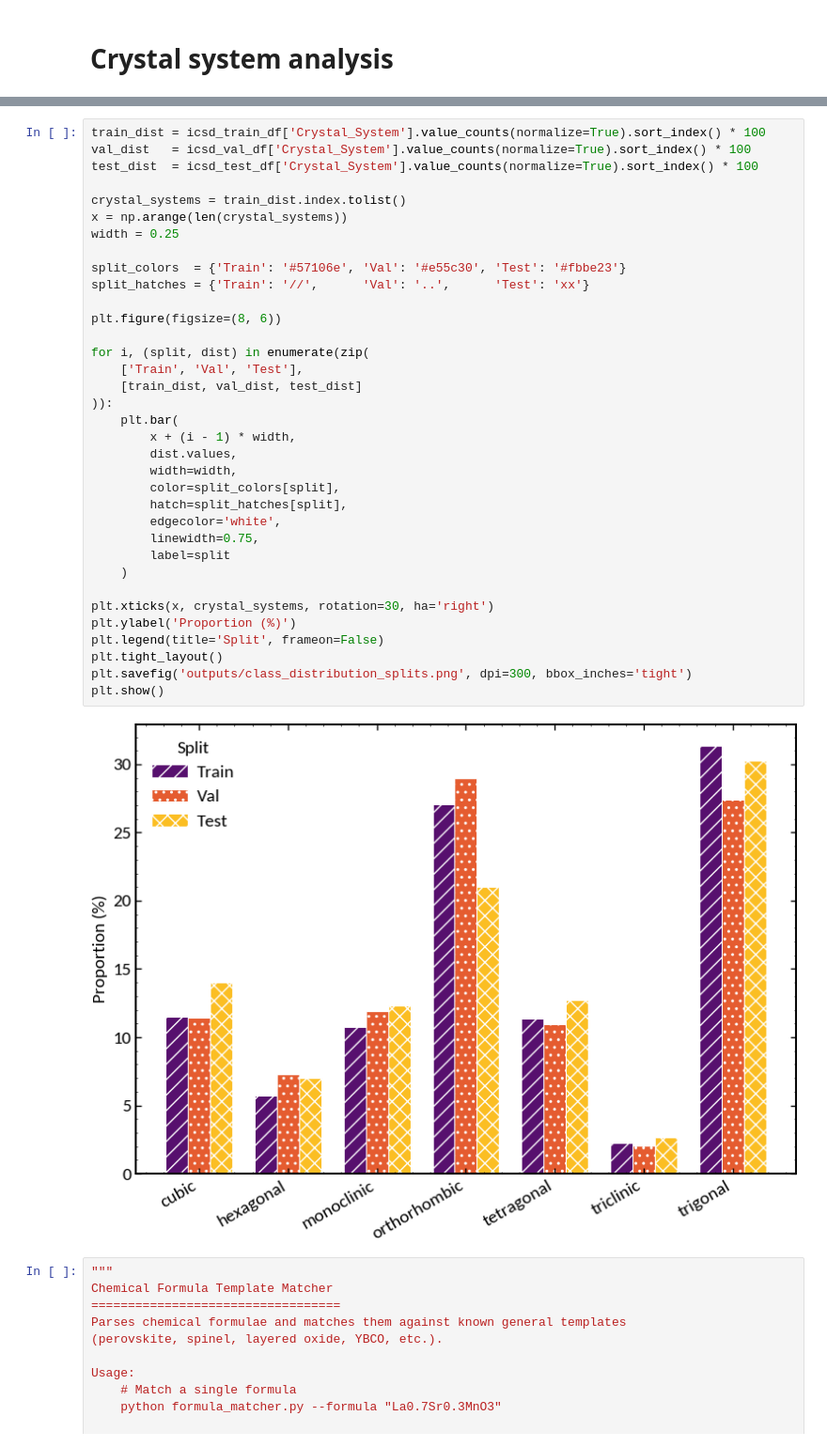
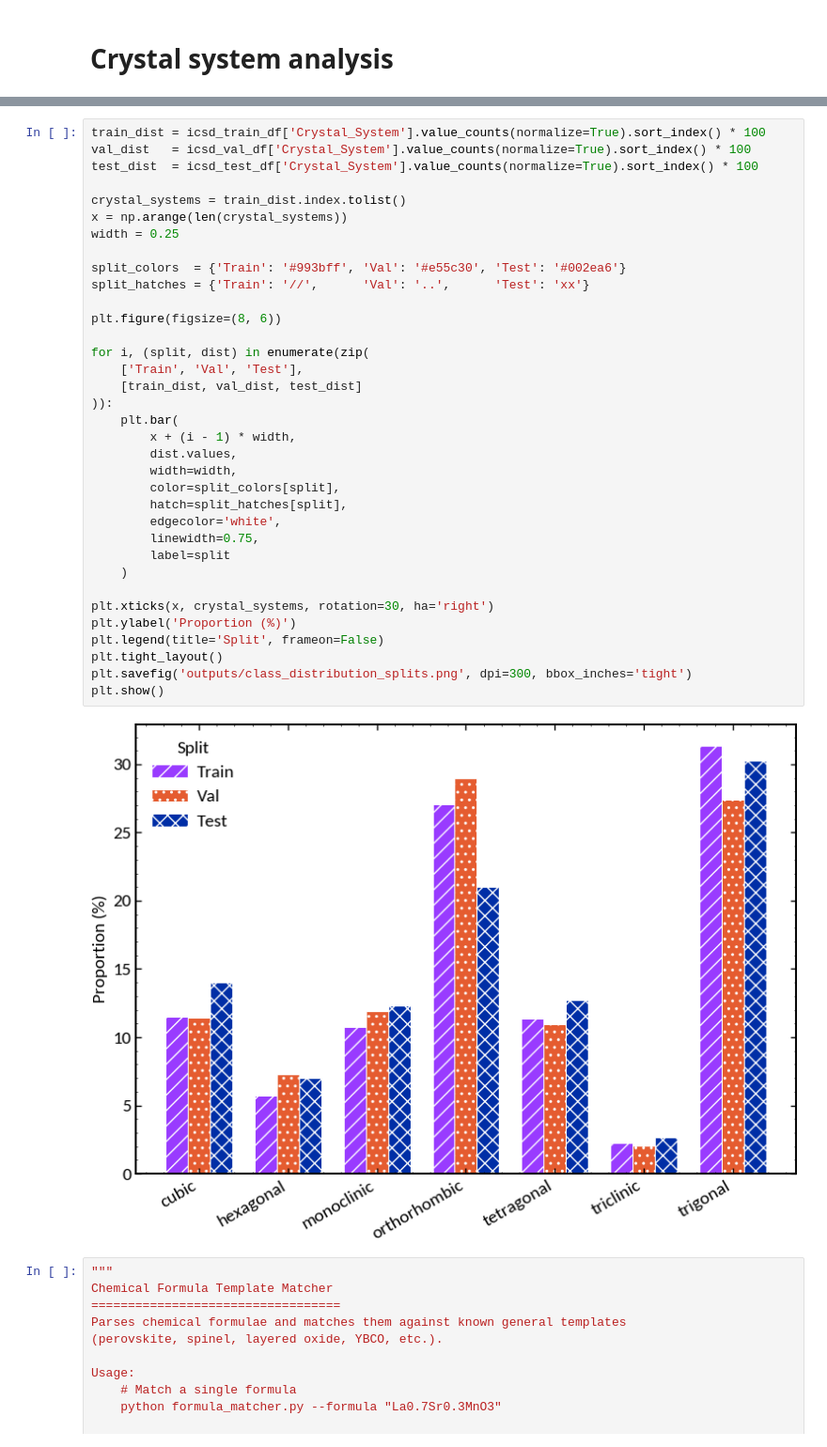
Before and after one commit to RAMP-Labs/ApprOxiMate, a Jupyter notebook: notebooks/exp2_EDA_of_dataset.ipynb, the cells around one changed output, grey strips where cells are left out. Shown at 94% size. Drawn from its saved outputs; the diff is of its cells as text.

Commit message:
reran with different colours and legend font size.

```diff
--- a/notebooks/exp2_EDA_of_dataset.ipynb
+++ b/notebooks/exp2_EDA_of_dataset.ipynb
@@ -178,35 +178,35 @@ test_dist  = icsd_test_df['Crystal_System'].value_counts(normalize=True).sort_in
 crystal_systems = train_dist.index.tolist()
 x = np.arange(len(crystal_systems))
 width = 0.25
 
-split_colors  = {'Train': '#57106e', 'Val': '#e55c30', 'Test': '#fbbe23'}
+split_colors  = {'Train': '#993bff', 'Val': '#e55c30', 'Test': '#002ea6'}
 split_hatches = {'Train': '//',      'Val': '..',      'Test': 'xx'}
 
 plt.figure(figsize=(8, 6))
 
 for i, (split, dist) in enumerate(zip(
     ['Train', 'Val', 'Test'],
     [train_dist, val_dist, test_dist]
 )):
     plt.bar(
         x + (i - 1) * width,
         dist.values,
         width=width,
         color=split_colors[split],
         hatch=split_hatches[split],
         edgecolor='white',
         linewidth=0.75,
         label=split
     )
 
 plt.xticks(x, crystal_systems, rotation=30, ha='right')
 plt.ylabel('Proportion (%)')
 plt.legend(title='Split', frameon=False)
 plt.tight_layout()
 plt.savefig('outputs/class_distribution_splits.png', dpi=300, bbox_inches='tight')
 plt.show()
 # %% [output]
-[figure, old version]
+[figure, new version]
 # %%
 """
 Chemical Formula Template Matcher
```
Also changed, not shown: parts of 2 cells of this notebook.
